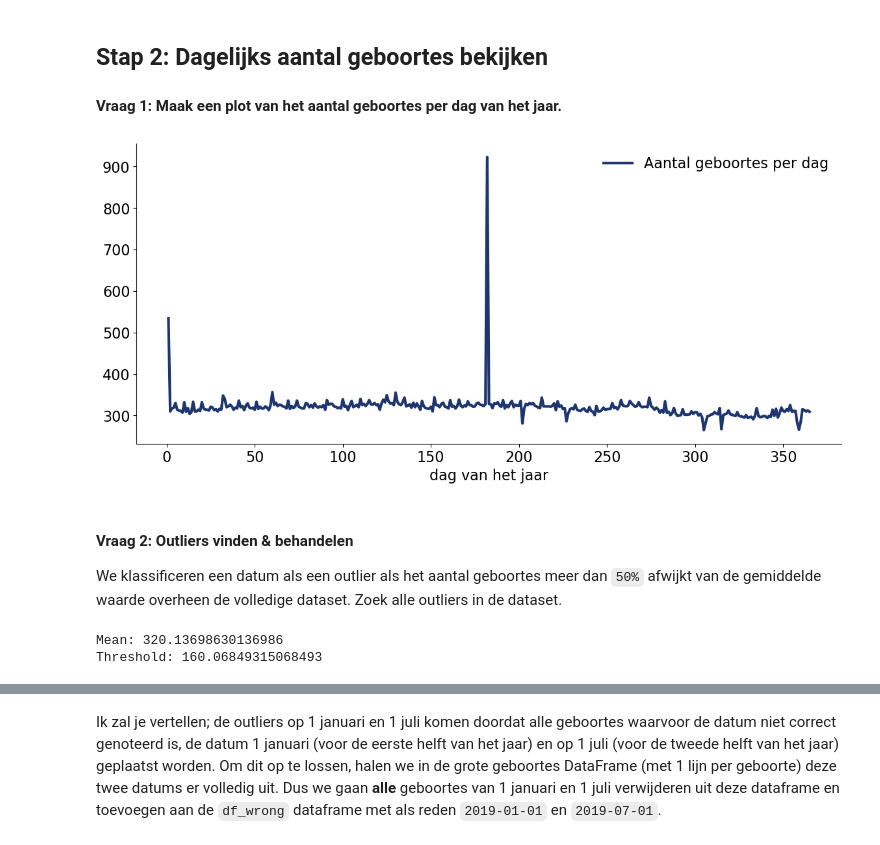
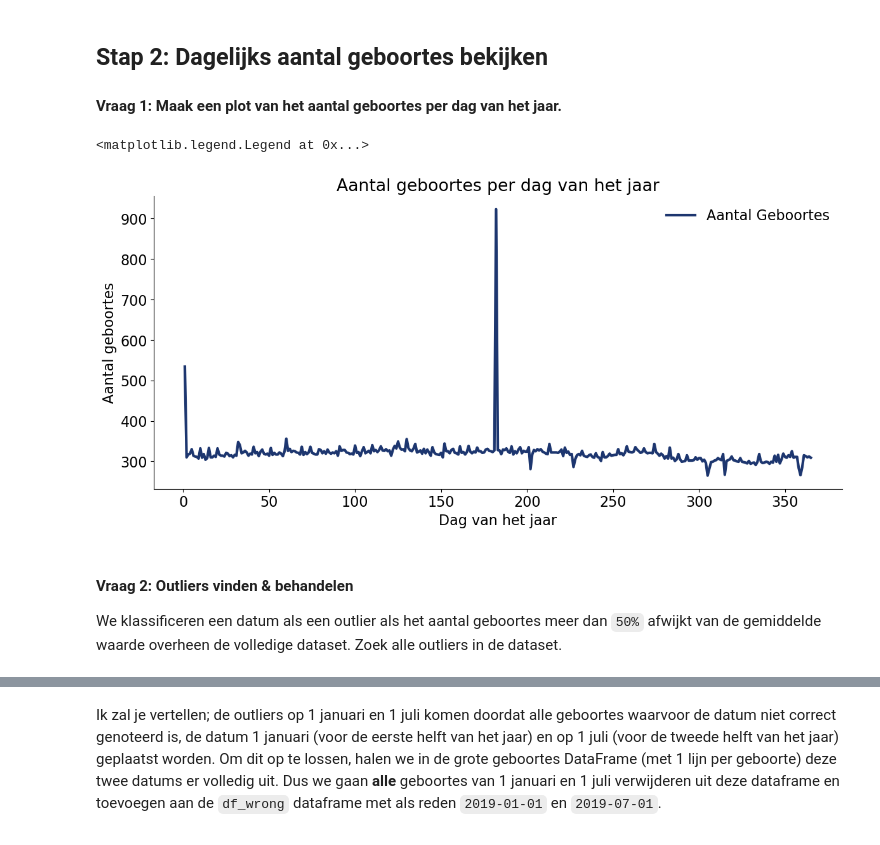
Before and after one commit to PhilippeGiorgino/syntra-examen-2024, a Jupyter notebook: notebooks/PhilippeGiorgino-syntra-examen-2024-deel1.ipynb, the cells around one changed output, grey strips where cells are left out. Cells and saved outputs as stored; diff of their text form; code cells hidden in the pictures.

```diff
--- a/notebooks/PhilippeGiorgino-syntra-examen-2024-deel1.ipynb
+++ b/notebooks/PhilippeGiorgino-syntra-examen-2024-deel1.ipynb
@@ -205,12 +149,13 @@ memory usage: 3.6+ KB
 # %%
-# Convert datatypes
-# Convert columns containing dates to datetime
-geboortes['geboorte datum'] = pd.to_datetime(geboortes['geboorte datum'])
-geboortes['verwachte datum'] = pd.to_datetime(geboortes['verwachte datum'])
+def clean_df(df):
+    # Convert columns containing dates to datetime
+    df['geboorte datum'] = pd.to_datetime(df['geboorte datum'])
+    df['verwachte datum'] = pd.to_datetime(df['verwachte datum'])
 
-# Convert columns containing categorical data to category
-geboortes['geslacht'] = geboortes['geslacht'].astype('category')
+    # Convert columns containing categorical data to category
+    df['geslacht'] = df['geslacht'].astype('category')
 
-# Add day of year to dataframe
-if 'dag van het jaar' not in geboortes.columns:
-	geboortes['dag van het jaar'] = geboortes['geboorte datum'].dt.dayofyear
+    # Adding new column, 'dag van het jaar'
+    df['dag van het jaar'] = df['geboorte datum'].dt.dayofyear
+
+    return df
@@ -234,23 +164,21 @@ memory usage: 4.1+ MB
 # %% [markdown]
 ## Stap 2: Dagelijks aantal geboortes bekijken
 #### Vraag 1: Maak een plot van het aantal geboortes per dag van het jaar.
-# %%
-geboortes_per_dag = geboortes.groupby('dag van het jaar').size()
-geboortes_per_dag.plot()
-plt.legend(['Aantal geboortes per dag'])
-plt.show()
-# %% [output]
-[figure, removed]
+# %%
+fig, ax = plt.subplots()
+
+(geboortes.groupby('dag van het jaar')
+            .size()
+            .plot(ax = ax, label = 'Aantal Geboortes'))
+
+ax.set_title('Aantal geboortes per dag van het jaar')
+ax.set_ylabel('Aantal geboortes')
+ax.set_xlabel('Dag van het jaar')
+ax.legend()
+# %% [output]
+<matplotlib.legend.Legend at 0x...>
+[figure, added]
 # %% [markdown]
 #### Vraag 2: Outliers vinden & behandelen
 
 We klassificeren een datum als een outlier als het aantal geboortes meer dan `50%` afwijkt van de gemiddelde waarde overheen de volledige dataset. Zoek alle outliers in de dataset.
-# %%
-# Calculating the mean
-print("Mean:",geboortes['geboorte datum'].value_counts().mean())
-
-# Calculating the threshold
-print("Threshold:", geboortes['geboorte datum'].value_counts().mean()*0.5)
-# %% [output]
-Mean: 320.13698630136986
-Threshold: 160.06849315068493
```
Also changed, not shown: parts of 23 cells of this notebook, 3 other files.
